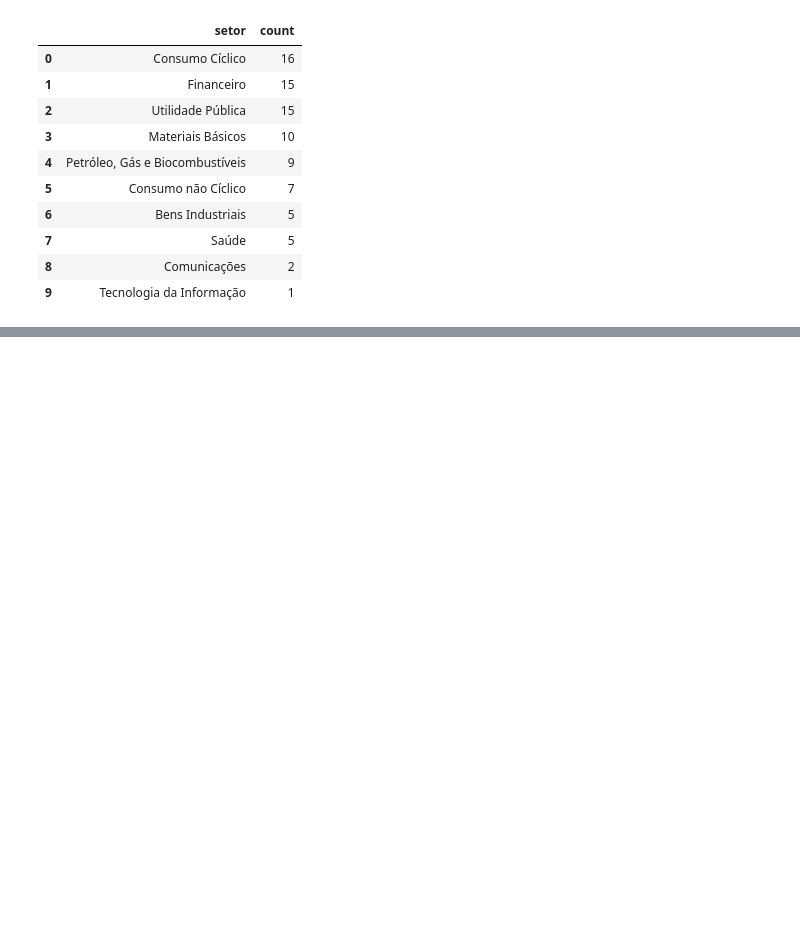
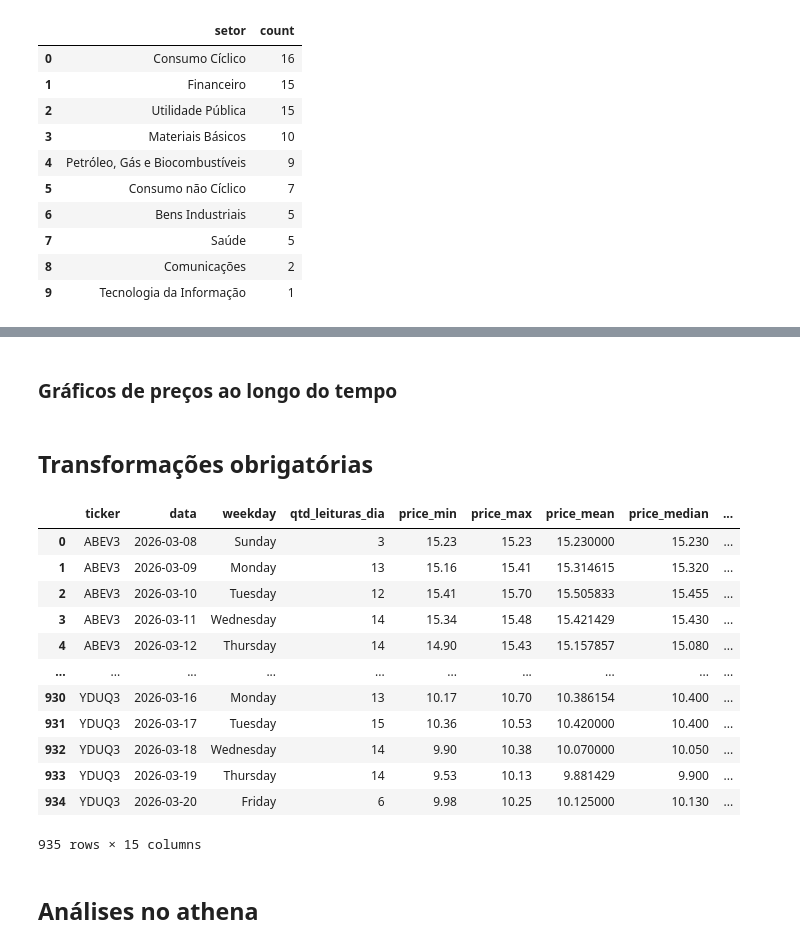
Before and after one commit to leticiafaria7/terraform-aws-stock-etl, a Jupyter notebook: local_tests/testes_scraped_data.ipynb, the cells around one changed output, grey strips where cells are left out. Saved outputs shown, nothing was run; the diff lists cells and outputs as text; code cells hidden in the pictures; blank space fills up the shorter version.

Commit message:
teste das transformações a serem feitas no etl

```diff
--- a/local_tests/testes_scraped_data.ipynb
+++ b/local_tests/testes_scraped_data.ipynb
@@ -79,3 +81,5 @@ Quantidade de arquivos: 126
+# %% [markdown]
+### Gráficos de preços ao longo do tempo
 # %%
 # lista_stocks = df_setores[df_setores['setor'] == 'Petróleo, Gás e Biocombustíveis']['ticker'].unique()
 lista_stocks = df_setores[df_setores['setor'] == 'Financeiro']['ticker'].unique()
@@ -89,3 +93,52 @@ for stock in lista_stocks:
     # fig.update_yaxes(range = (0, max(tmp['price'] + 10)))
     fig.show()
     # break
+# %% [markdown]
+## Transformações obrigatórias
+# %%
+# Req. 5 B) Renomear duas colunas existentes
+df_summary = df.copy()
+df_summary = df_summary.rename(columns = {'date':'data_hora', 'codigo':'ticker'})
+
+# criar coluna de data e dia da semana
+df_summary['data'] = pd.to_datetime(df_summary['data_hora']).dt.date
+df_summary['weekday'] = pd.to_datetime(df_summary['data']).dt.day_name()
+
+# valores de abertura e fechamento do dia (assumindo que temos dados de todas as horas dos dias monitorados)
+abertura_dia = df_summary.sort_values('data_hora').drop_duplicates(subset = ['ticker', 'data'])
+abertura_dia = abertura_dia[['ticker', 'data', 'price']].rename(columns = {'price':'abertura_dia'})
+
+fechamento_dia = df_summary.sort_values('data_hora', ascending = False).drop_duplicates(subset = ['ticker', 'data'])
+fechamento_dia = fechamento_dia[['ticker', 'data', 'price']].rename(columns = {'price':'fechamento_dia'})
+
+# Req. 5 A) Agrupamento e sumarização: contagem, min, max, média, mediana e desvio padrão por ação e dia
+df_summary = df_summary.groupby(['ticker', 'data', 'weekday']).agg({'data_hora':'count', 'price':['min', 'max', 'mean', 'median', 'std']}).reset_index()
+df_summary.columns = ['_'.join(map(str, col)).strip('_') for col in df_summary.columns.values]
+df_summary = df_summary.rename(columns = {'data_hora_count':'qtd_leituras_dia'})
+
+# juntar colunas de abertura e fechamento das ações por dia e calcular ganho ou perda percentual do dia
+df_summary = df_summary.merge(abertura_dia, on = ['ticker', 'data'], how = 'left')
+df_summary = df_summary.merge(fechamento_dia, on = ['ticker', 'data'], how = 'left')
+df_summary['variacao_dia'] = round((df_summary['fechamento_dia'] - df_summary['abertura_dia']) * 100 / df_summary['abertura_dia'], 2)
+
+# Req. 5 C) Cálculo com base na data: , valores mínimos e máximos da semana
+df_summary['n_semana'] = df_summary.groupby(['ticker', 'weekday']).cumcount() + 1
+df_summary['valor_min_semana'] = df_summary.groupby(['ticker', 'n_semana'])['price_min'].transform(min)
+df_summary['valor_max_semana'] = df_summary.groupby(['ticker', 'n_semana'])['price_max'].transform(max)
+df_summary
+# %% [output]
+|  | ticker | data | weekday | qtd_leituras_dia | price_min | price_max | price_mean | price_median | ... |
+| 0 | ABEV3 | 2026-03-08 | Sunday | 3 | 15.23 | 15.23 | 15.230000 | 15.230 | ... |
+| 1 | ABEV3 | 2026-03-09 | Monday | 13 | 15.16 | 15.41 | 15.314615 | 15.320 | ... |
+| 2 | ABEV3 | 2026-03-10 | Tuesday | 12 | 15.41 | 15.70 | 15.505833 | 15.455 | ... |
+| 3 | ABEV3 | 2026-03-11 | Wednesday | 14 | 15.34 | 15.48 | 15.421429 | 15.430 | ... |
+| 4 | ABEV3 | 2026-03-12 | Thursday | 14 | 14.90 | 15.43 | 15.157857 | 15.080 | ... |
+| ... | ... | ... | ... | ... | ... | ... | ... | ... | ... |
+| 930 | YDUQ3 | 2026-03-16 | Monday | 13 | 10.17 | 10.70 | 10.386154 | 10.400 | ... |
+| 931 | YDUQ3 | 2026-03-17 | Tuesday | 15 | 10.36 | 10.53 | 10.420000 | 10.400 | ... |
+| 932 | YDUQ3 | 2026-03-18 | Wednesday | 14 | 9.90 | 10.38 | 10.070000 | 10.050 | ... |
+| 933 | YDUQ3 | 2026-03-19 | Thursday | 14 | 9.53 | 10.13 | 9.881429 | 9.900 | ... |
+| 934 | YDUQ3 | 2026-03-20 | Friday | 6 | 9.98 | 10.25 | 10.125000 | 10.130 | ... |
+935 rows × 15 columns
+# %% [markdown]
+## Análises no athena
```
Also changed, not shown: parts of 3 cells of this notebook, 3 other files.
